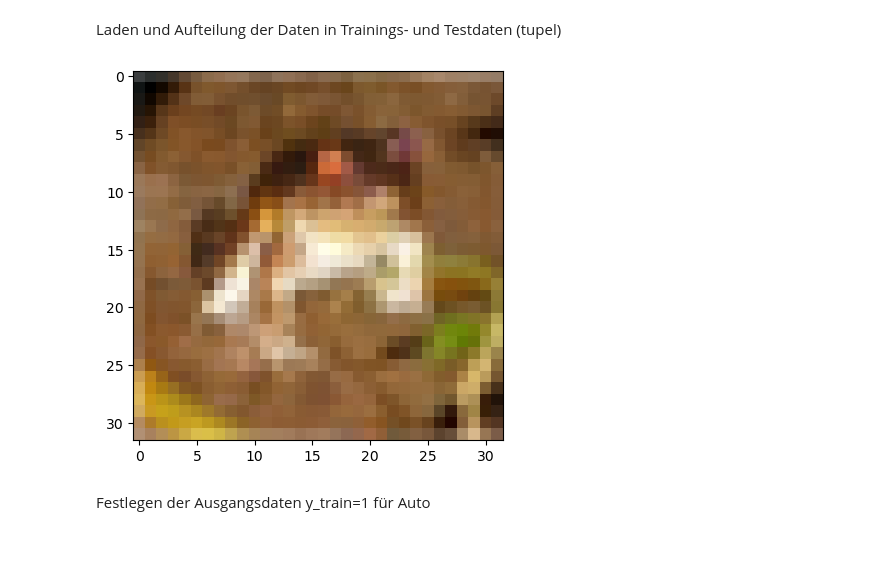
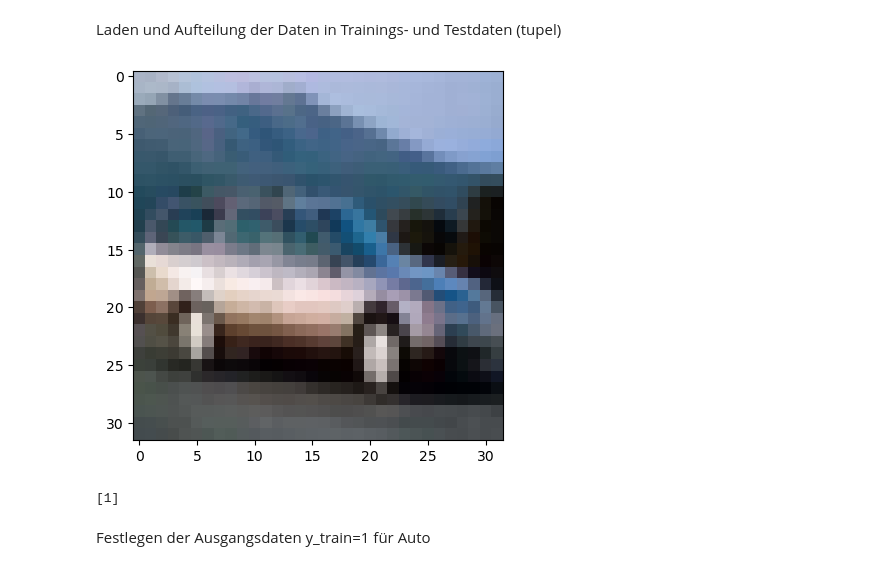
Before and after one commit to awweber/DL_NN_AI, a Jupyter notebook: 310 - Bilderkennung (Autos)/Cifar.ipynb, the cells around one changed output. Cells and saved outputs as stored; diff of their text form; code cells hidden in the pictures.

```diff
--- a/310 - Bilderkennung (Autos)/Cifar.ipynb
+++ b/310 - Bilderkennung (Autos)/Cifar.ipynb
@@ -22,10 +22,15 @@ X_test = X_test.astype('float32') / 255.0
 # %%
 import matplotlib.pyplot as plt
 
-plt.imshow(X_train[0])
+p = 4
+
+plt.imshow(X_train[p])
 plt.show()
+
+print(y_train[p])
 # %% [output]
-[figure, old version]
+[figure, new version]
+[1]
 # %% [markdown]
 Festlegen der Ausgangsdaten y_train=1 für Auto
 # %%
```
Also changed, not shown: parts of 4 cells of this notebook, 3 other files.
